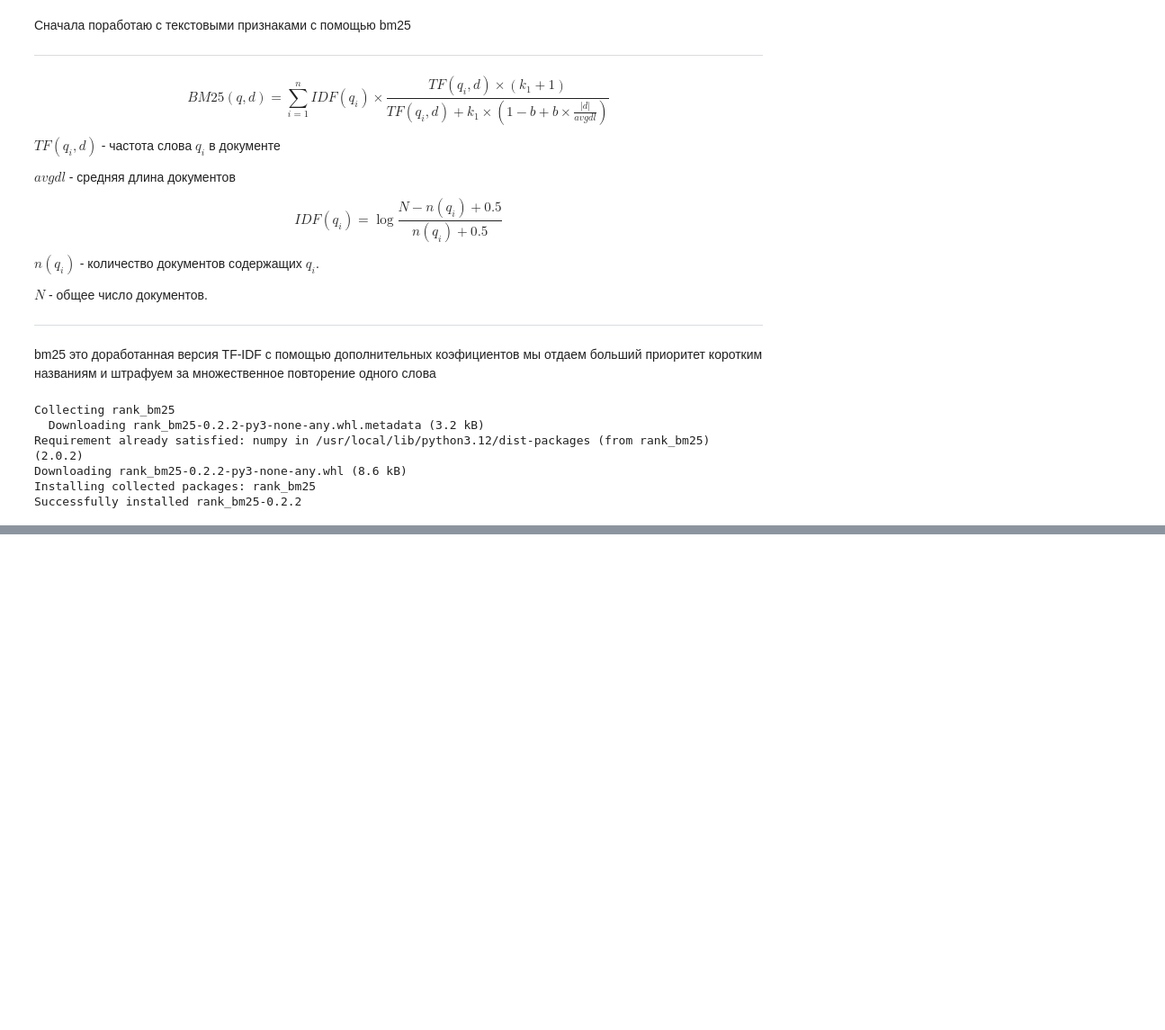
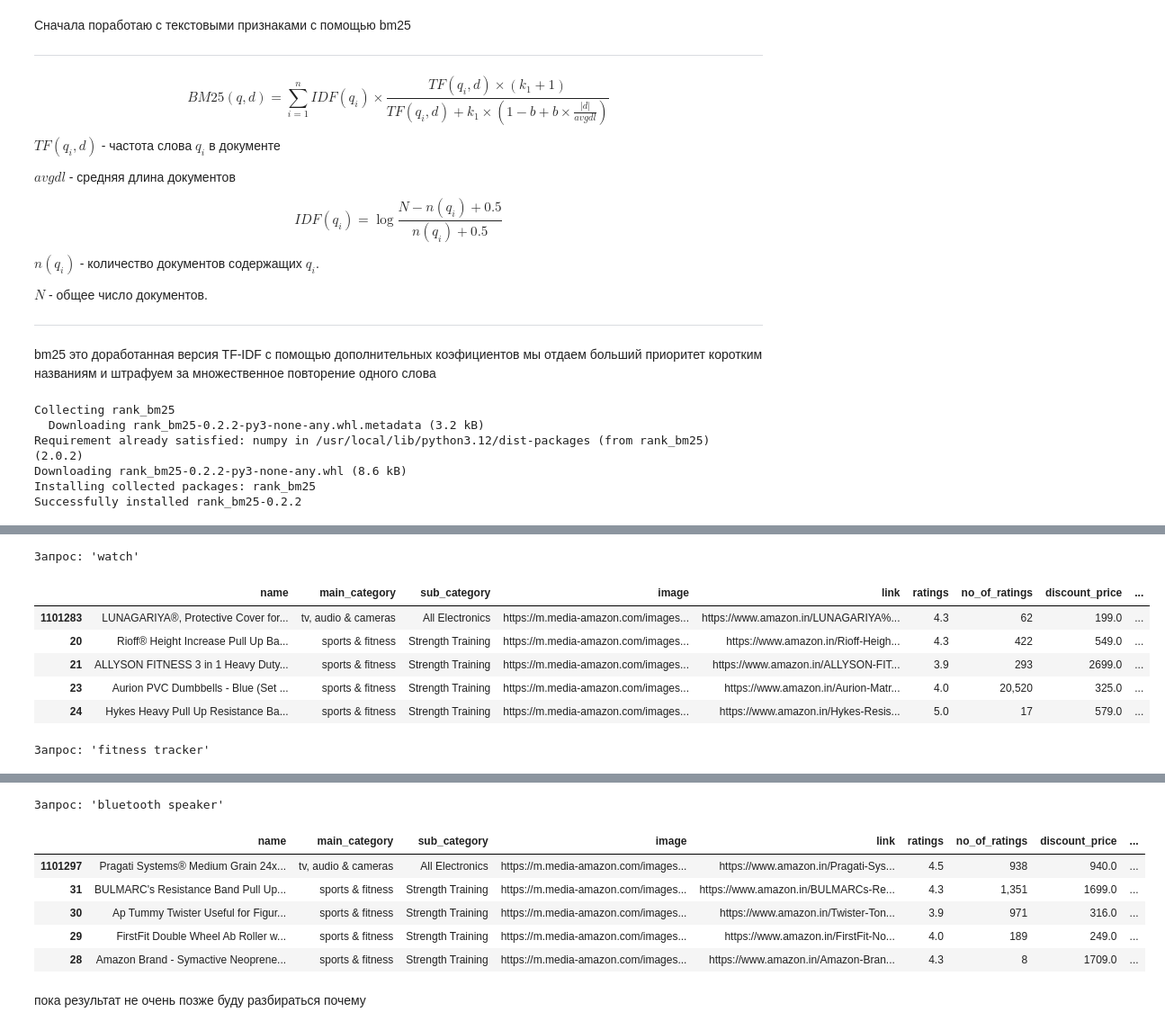
Before and after one commit to ler1223/retrieval_learn_project, a Jupyter notebook: retrival.ipynb, the cells around one changed output, grey strips where cells are left out. Shown at 90% size. Cells and saved outputs as stored; diff of their text form; code cells hidden in the pictures; blank space fills up the shorter version.

```diff
--- a/retrival.ipynb
+++ b/retrival.ipynb
@@ -175,0 +316,10 @@ for query in queries:
+# %%
+from torch import nn
+
+model = nn.Sequential(
+    nn.Linear(4, 10),
+    nn.ReLU(),
+    nn.Linear(10, 10),
+    nn.ReLU(),
+    nn.Linear(10, 3)
+)
@@ -175,0 +486,42 @@ for query in queries:
+# %%
+def predict_relevance(model, query):
+    tokenized_query = preprocess_text(query)
+
+    scores_name = bm25_name.get_scores(tokenized_query)
+    scores_main_cat = bm25_main_category.get_scores(tokenized_query)
+    scores_sub_cat = bm25_sub_category.get_scores(tokenized_query)
+    ratings = df['ratings'].values
+
+    features = np.column_stack([scores_name, scores_main_cat, scores_sub_cat, ratings])
+
+    model.eval()
+    with torch.no_grad():
+        features_tensor = torch.FloatTensor(features)
+        outputs = model(features_tensor)
+        probabilities = torch.softmax(outputs, dim=1)
+        _, predictions = torch.max(outputs, 1)
+
+    result_df = df.copy()
+    result_df['predicted_class'] = predictions.numpy()
+    result_df['predicted_prob_class_0'] = probabilities.numpy()[:, 0]
+    result_df['predicted_prob_class_1'] = probabilities.numpy()[:, 1]
+    result_df['predicted_prob_class_2'] = probabilities.numpy()[:, 2]
+
+    result_df['ranking_score'] = result_df['predicted_prob_class_2'] + result_df['predicted_prob_class_1'] - result_df['predicted_prob_class_0']
+
+    return result_df.sort_values('ranking_score', ascending=False)
+# %%
+queries = ["watch", "fitness tracker", "bluetooth speaker"]
+# %%
+for query in queries:
+    print(f"\nЗапрос: '{query}'")
+    display(predict_relevance(model, query).head())
+# %% [output]
+Запрос: 'watch'
+|  | name | main_category | sub_category | image | link | ratings | no_of_ratings | discount_price | ... |
+| 1101283 | LUNAGARIYA®, Protective Cover for... | tv, audio & cameras | All Electronics | https://m.media-amazon.com/images... | https://www.amazon.in/LUNAGARIYA%... | 4.3 | 62 | 199.0 | ... |
+| 20 | Rioff® Height Increase Pull Up Ba... | sports & fitness | Strength Training | https://m.media-amazon.com/images... | https://www.amazon.in/Rioff-Heigh... | 4.3 | 422 | 549.0 | ... |
+| 21 | ALLYSON FITNESS 3 in 1 Heavy Duty... | sports & fitness | Strength Training | https://m.media-amazon.com/images... | https://www.amazon.in/ALLYSON-FIT... | 3.9 | 293 | 2699.0 | ... |
+| 23 | Aurion PVC Dumbbells - Blue (Set ... | sports & fitness | Strength Training | https://m.media-amazon.com/images... | https://www.amazon.in/Aurion-Matr... | 4.0 | 20,520 | 325.0 | ... |
+| 24 | Hykes Heavy Pull Up Resistance Ba... | sports & fitness | Strength Training | https://m.media-amazon.com/images... | https://www.amazon.in/Hykes-Resis... | 5.0 | 17 | 579.0 | ... |
+Запрос: 'fitness tracker'
@@ -175,0 +534,9 @@ for query in queries:
+Запрос: 'bluetooth speaker'
+|  | name | main_category | sub_category | image | link | ratings | no_of_ratings | discount_price | ... |
+| 1101297 | Pragati Systems® Medium Grain 24x... | tv, audio & cameras | All Electronics | https://m.media-amazon.com/images... | https://www.amazon.in/Pragati-Sys... | 4.5 | 938 | 940.0 | ... |
+| 31 | BULMARC's Resistance Band Pull Up... | sports & fitness | Strength Training | https://m.media-amazon.com/images... | https://www.amazon.in/BULMARCs-Re... | 4.3 | 1,351 | 1699.0 | ... |
+| 30 | Ap Tummy Twister Useful for Figur... | sports & fitness | Strength Training | https://m.media-amazon.com/images... | https://www.amazon.in/Twister-Ton... | 3.9 | 971 | 316.0 | ... |
+| 29 | FirstFit Double Wheel Ab Roller w... | sports & fitness | Strength Training | https://m.media-amazon.com/images... | https://www.amazon.in/FirstFit-No... | 4.0 | 189 | 249.0 | ... |
+| 28 | Amazon Brand - Symactive Neoprene... | sports & fitness | Strength Training | https://m.media-amazon.com/images... | https://www.amazon.in/Amazon-Bran... | 4.3 | 8 | 1709.0 | ... |
+# %% [markdown]
+пока результат не очень позже буду разбираться почему
```
Also changed, not shown: parts of 28 cells of this notebook.
